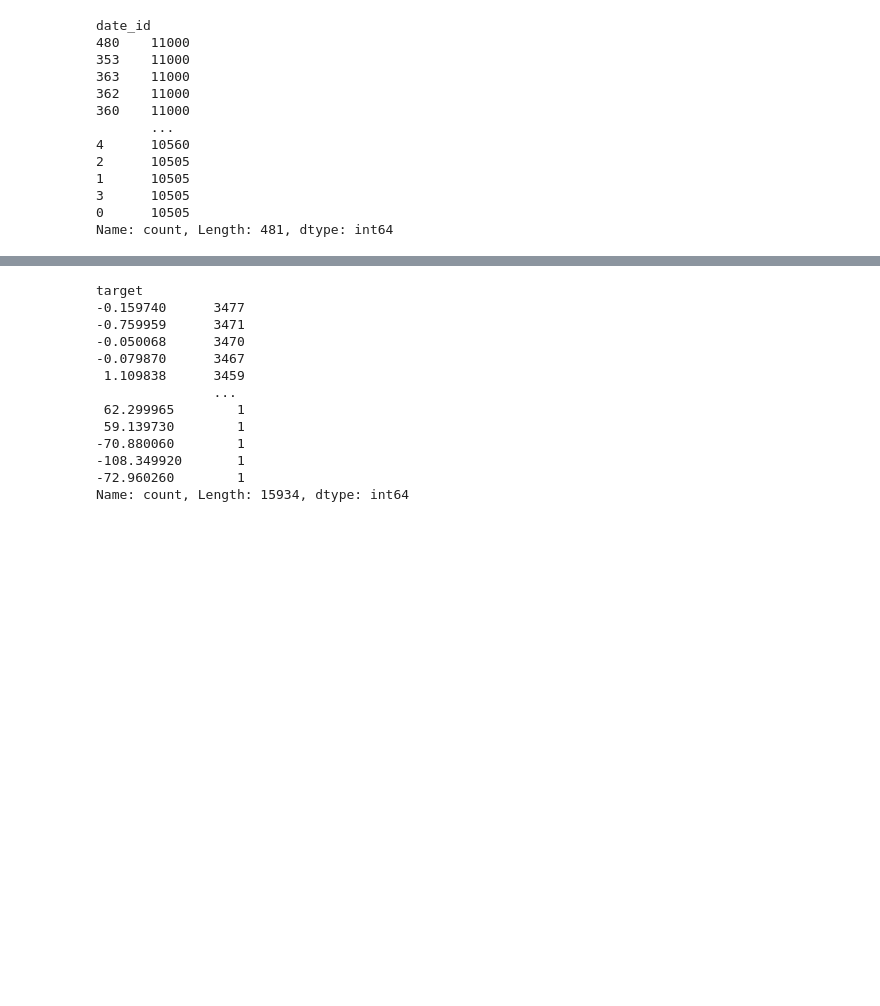
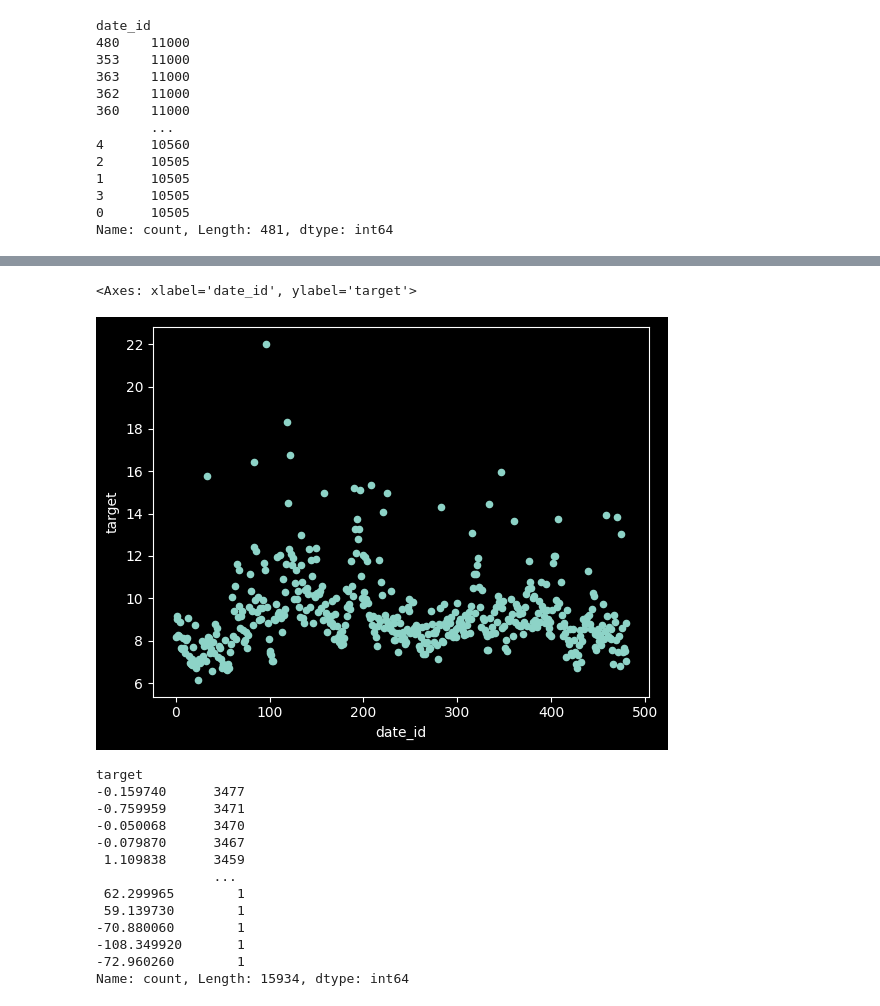
Before and after one commit to nickojelly/OptiverKaggle, a Jupyter notebook: Optiver_data_exp.ipynb, the cells around one changed output, grey strips where cells are left out. Saved outputs shown, nothing was run; the diff lists cells and outputs as text; code cells hidden in the pictures; blank space fills up the shorter version.

```diff
--- a/Optiver_data_exp.ipynb
+++ b/Optiver_data_exp.ipynb
@@ -39,3 +191,6 @@ date_id
 3      10505
 0      10505
 Name: count, Length: 481, dtype: int64
+# %%
+x = train.groupby('date_id')[['target']].std().reset_index()
+x
@@ -42,3 +211,8 @@ Name: count, Length: 481, dtype: int64
+# %%
+x.plot.scatter('date_id','target')
+# %% [output]
+<Axes: xlabel='date_id', ylabel='target'>
+[figure, added]
 # %%
 targets = train.target.value_counts(sort=True)
 targets
```
Also changed, not shown: parts of 37 cells of this notebook, 10 other files.
